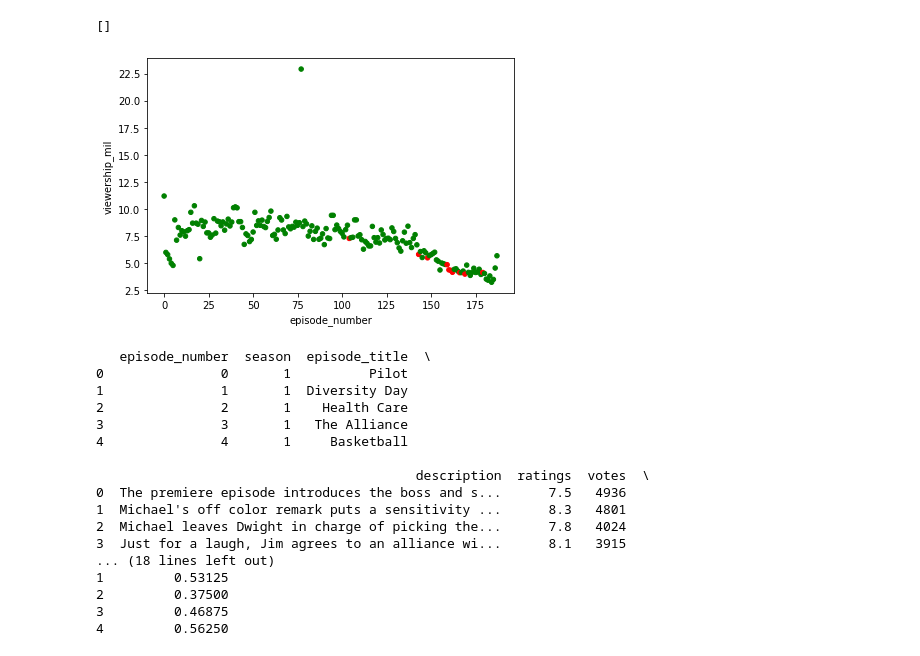
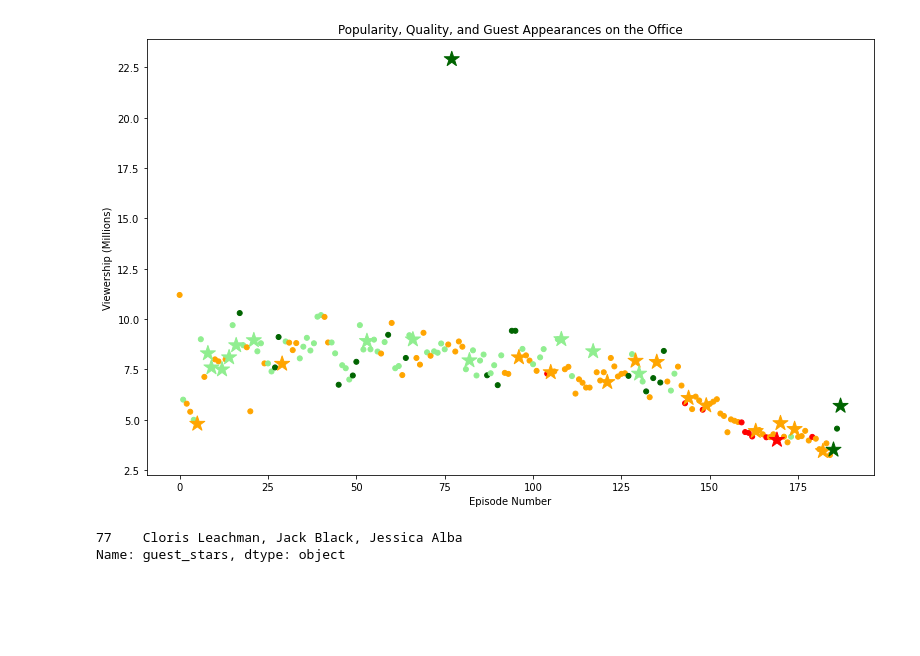
Before and after one commit to dalideco/analyzingTheOfficeData, a Jupyter notebook: notebook.ipynb, the cells around one changed output. Cells and saved outputs as stored; diff of their text form; code cells hidden in the pictures; blank space fills up the shorter version.

```diff
--- a/notebook.ipynb
+++ b/notebook.ipynb
@@ -28,4 +28,4 @@
 # Use this cell to begin your analysis, and add as many as you would like!
 import pandas as pd
 import matplotlib.pyplot as plt
-import numpy
+episodes_df = pd.read_csv('datasets/office_episodes.csv')
@@ -36,26 +32,48 @@ colorScheme= ['r'if rating < 0.25 else 'g' for rating in office_episodes['scaled
-# %%
-office_episodes.plot(kind="scatter",x="episode_number",y="viewership_mil",color=colorScheme)
-plt.plot()
-# %% [output]
-[]
-[figure, removed]
-# %%
-print(office_episodes.head())
-# %% [output]
-   episode_number  season  episode_title  \
-0               0       1          Pilot
-1               1       1  Diversity Day
-2               2       1    Health Care
-3               3       1   The Alliance
-4               4       1     Basketball
-
-                                         description  ratings  votes  \
-0  The premiere episode introduces the boss and s...      7.5   4936
-1  Michael's off color remark puts a sensitivity ...      8.3   4801
-2  Michael leaves Dwight in charge of picking the...      7.8   4024
-3  Just for a laugh, Jim agrees to an alliance wi...      8.1   3915
-... (18 lines left out)
-1         0.53125
-2         0.37500
-3         0.46875
-4         0.56250
+# %%
+colorScheme = []
+for rating in episodes_df['scaled_ratings']:
+    if rating < 0.25 :
+        colorScheme.append('red')
+    elif rating <0.5:
+        colorScheme.append('orange')
+    elif rating<0.75:
+        colorScheme.append('lightgreen')
+    else:
+        colorScheme.append('darkgreen')
+
+
+sizes =[]
+markers=[]
+for statement in episodes_df['has_guests']:
+    if statement:
+        sizes.append(250)
+        markers.append('*')
+    else :
+        sizes.append(25)
+        markers.append('o')
+
+episodes_df['sizes']=sizes
+episodes_df['colors']=colorScheme
+
+non_guest_df = episodes_df.query('has_guests == False')
+guest_df = episodes_df.query('has_guests == True')
+# %%
+fig = plt.figure()
+plt.rcParams['figure.figsize'] = [11, 7]
+plt.title("Popularity, Quality, and Guest Appearances on the Office")
+plt.xlabel("Episode Number")
+plt.ylabel("Viewership (Millions)")
+
+plt.scatter(x=non_guest_df['episode_number'],y=non_guest_df['viewership_mil'],color=non_guest_df['colors'],s=non_guest_df['sizes'])
+plt.scatter(x=guest_df['episode_number'],y=guest_df['viewership_mil'],color=guest_df['colors'],s=guest_df['sizes'],marker="*")
+
+#plt.scatter(x=episodes_df['episode_number'],y=episodes_df['viewership_mil'],color=colorScheme,s=sizes,marker="*")
+
+plt.show()
+# %% [output]
+[figure, added]
+# %%
+episodes_df[episodes_df['viewership_mil']==episodes_df['viewership_mil'].max()]['guest_stars']
+# %% [output]
+77    Cloris Leachman, Jack Black, Jessica Alba
+Name: guest_stars, dtype: object
```
Also changed, not shown: parts of 3 cells of this notebook.
